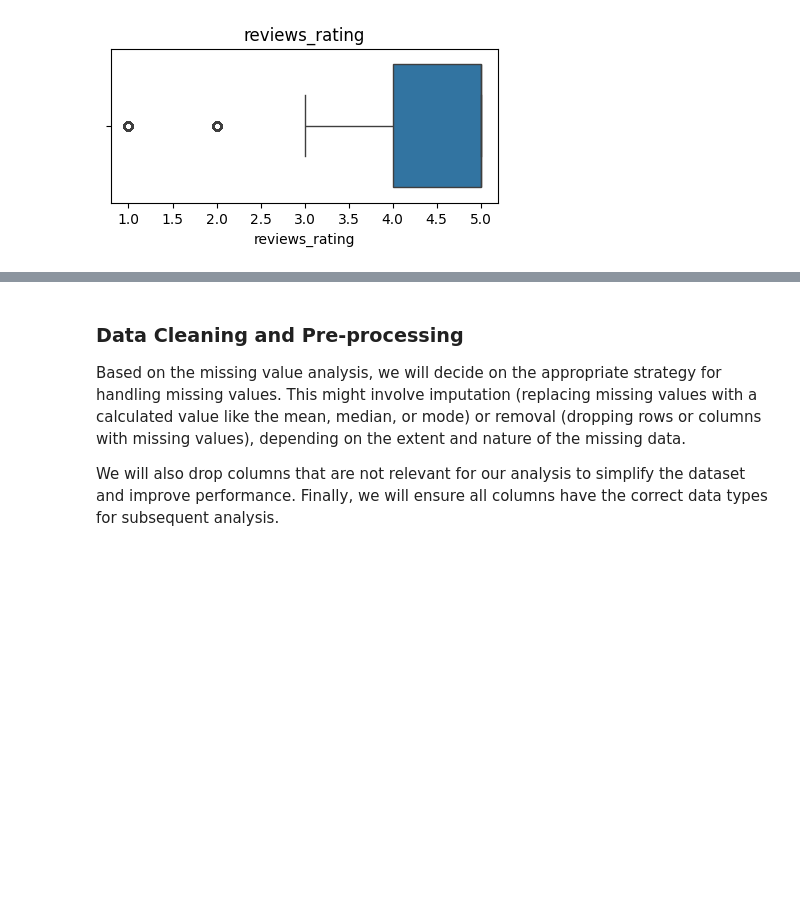
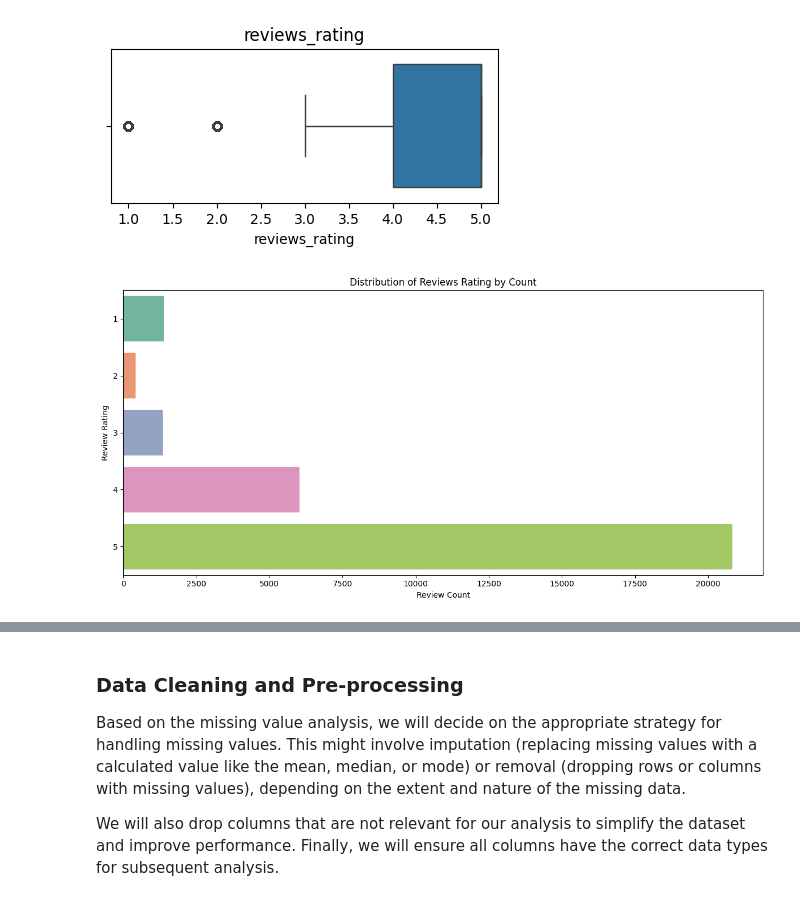
Before and after one commit to amitkmrjha/sentiment-based-recommendation-system, a Jupyter notebook: sentiment-based-recommendation-system.ipynb, the cells around one changed output, grey strips where cells are left out. Saved outputs shown, nothing was run; the diff lists cells and outputs as text; code cells hidden in the pictures; blank space fills up the shorter version.

```diff
--- a/sentiment-based-recommendation-system.ipynb
+++ b/sentiment-based-recommendation-system.ipynb
@@ -323,3 +354,21 @@ plot_numerical_distribution(df)
 plot_outliers(df)
 # %% [output]
 [figure]
+# %%
+# Checking Distribution of `reviews_rating` column
+
+plt.figure(figsize=(12, 6))
+sns.countplot(
+    y='reviews_rating',
+    data=df,
+    hue='reviews_rating',
+    palette='Set2',
+    legend=False
+)
+plt.title("Distribution of Reviews Rating by Count")
+plt.xlabel("Review Count")
+plt.ylabel("Review Rating")
+plt.tight_layout()
+plt.show()
+# %% [output]
+[figure, added]
```
Also changed, not shown: parts of 45 cells of this notebook, 2 other files.
